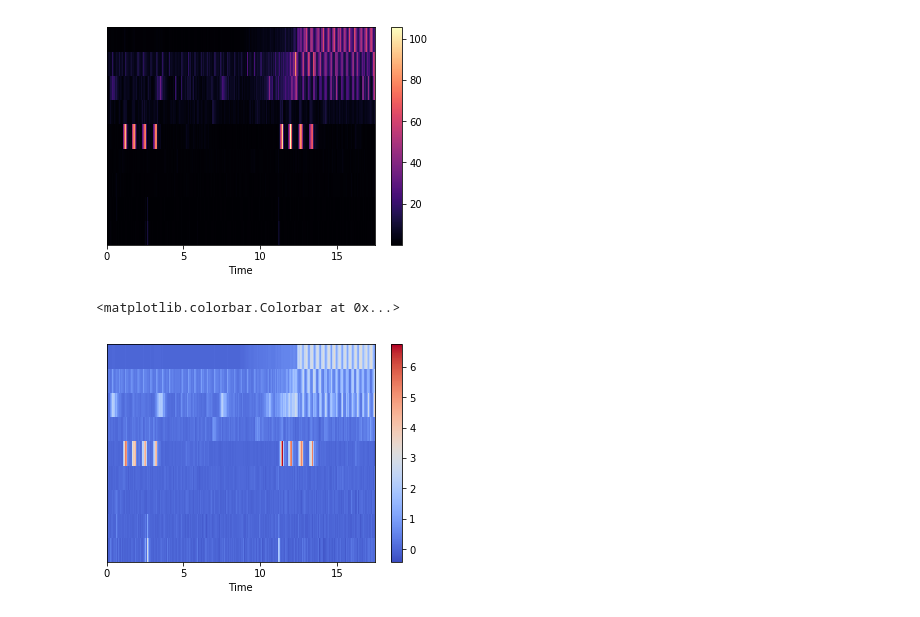
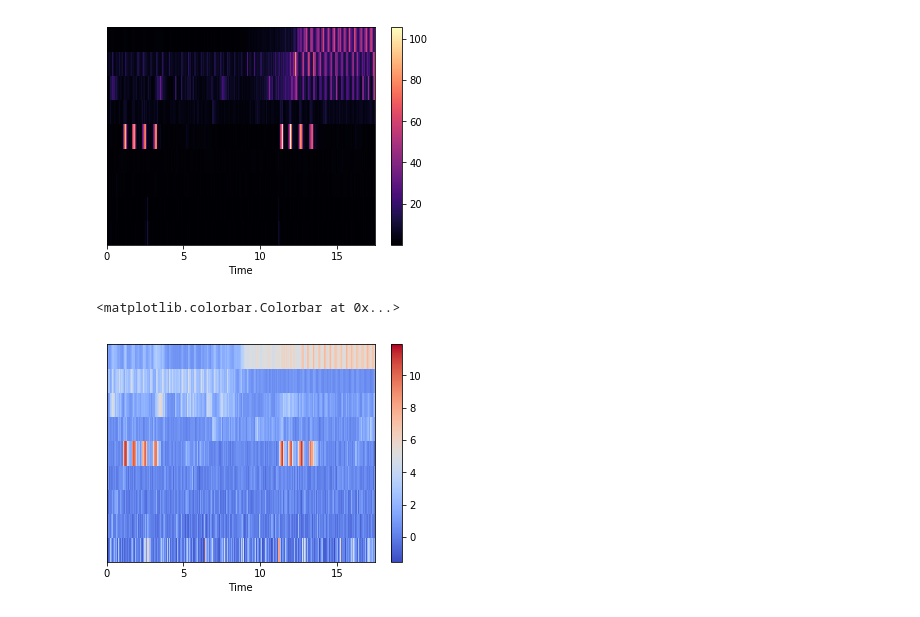
Before and after one commit to nicolasfigueiredo/ic-compmus, a Jupyter notebook: filtros/experimentos_filtro/desenvolvimento/my_spec_contrast.ipynb, the cells around one changed output. Drawn from its saved outputs; the diff is of its cells as text; code cells hidden in the pictures.

Commit message:
new spectral contrast with options to use median, mode, mean new thresholds for filter3 dilation for filter3

```diff
--- a/filtros/experimentos_filtro/desenvolvimento/my_spec_contrast.ipynb
+++ b/filtros/experimentos_filtro/desenvolvimento/my_spec_contrast.ipynb
@@ -88,8 +86,10 @@ def new_spectral_contrast(y=None, sr=22050, S=None, n_fft=2048, hop_length=512,
         elif arg2 == 'mode':
             arg2m[k] = scipy.stats.mode(np.rint(sub_band), axis=0)[0]
 
-
-    return arg1m - arg2m
+    if linear:
+        return arg1m - arg2m
+    else:
+        return librosa.power_to_db(arg1m, ref=np.max(S)) - librosa.power_to_db(arg2m, ref=np.max(S))
 # %%
 contrast = new_spectral_contrast(S=np.abs(Y), sr=sr, linear=True, n_bands=8, fmin=64, n_fft=4096, arg1='max', arg2='min')
 # %%
@@ -109,10 +109,10 @@ plt.colorbar()
 <matplotlib.colorbar.Colorbar at 0x...>
 [figure]
 # %%
-contrast = new_spectral_contrast(S=np.abs(Y), sr=sr, linear=True, n_bands=8, fmin=64, n_fft=4096, arg1='mean', arg2='median')
+contrast = new_spectral_contrast(S=np.abs(Y), sr=sr, linear=False, n_bands=8, fmin=64, n_fft=4096, arg1='mean', arg2='median')
 plt.figure()
 librosa.display.specshow(contrast, x_axis='time', sr=sr, hop_length = 512)
 plt.colorbar()
 # %% [output]
 <matplotlib.colorbar.Colorbar at 0x...>
-[figure, old version]
+[figure, new version]
```
Also changed, not shown: parts of 9 cells of this notebook, 2 other files.
